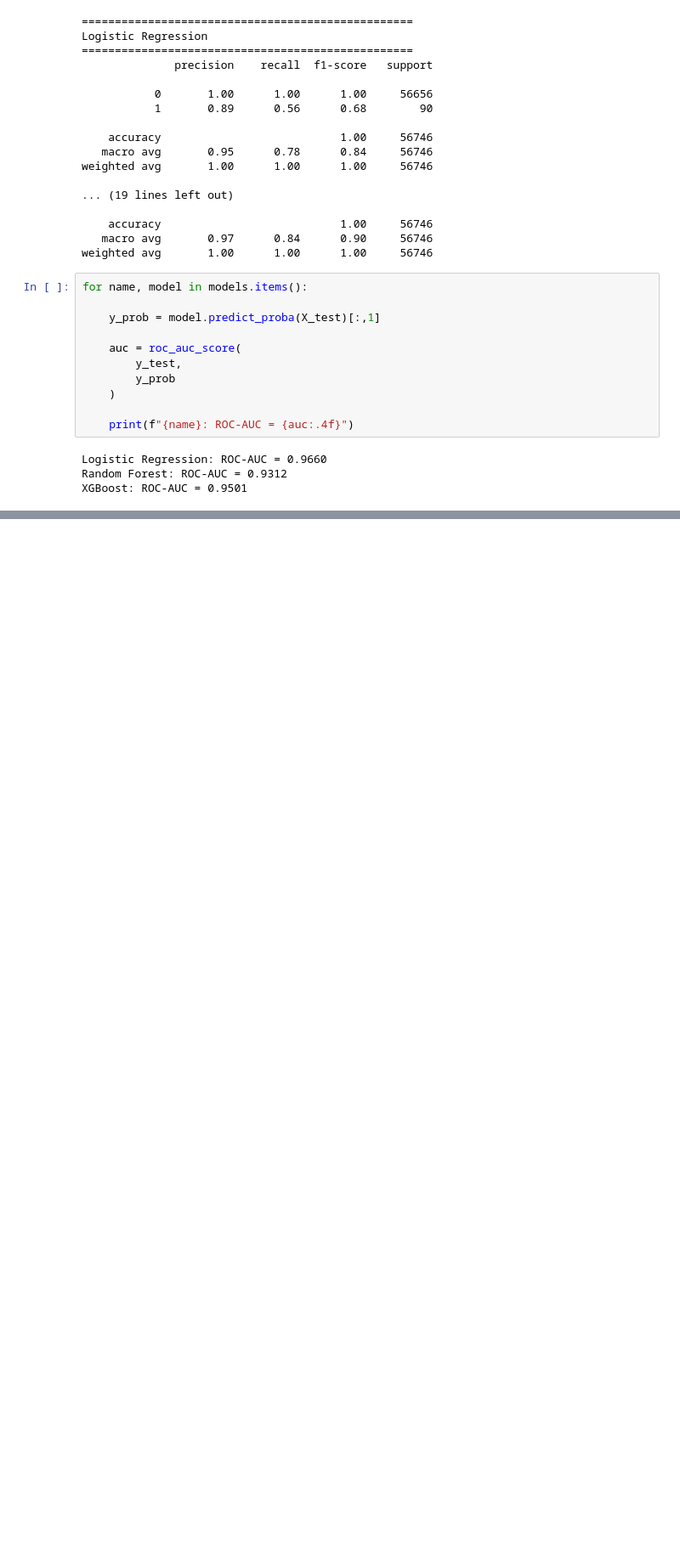
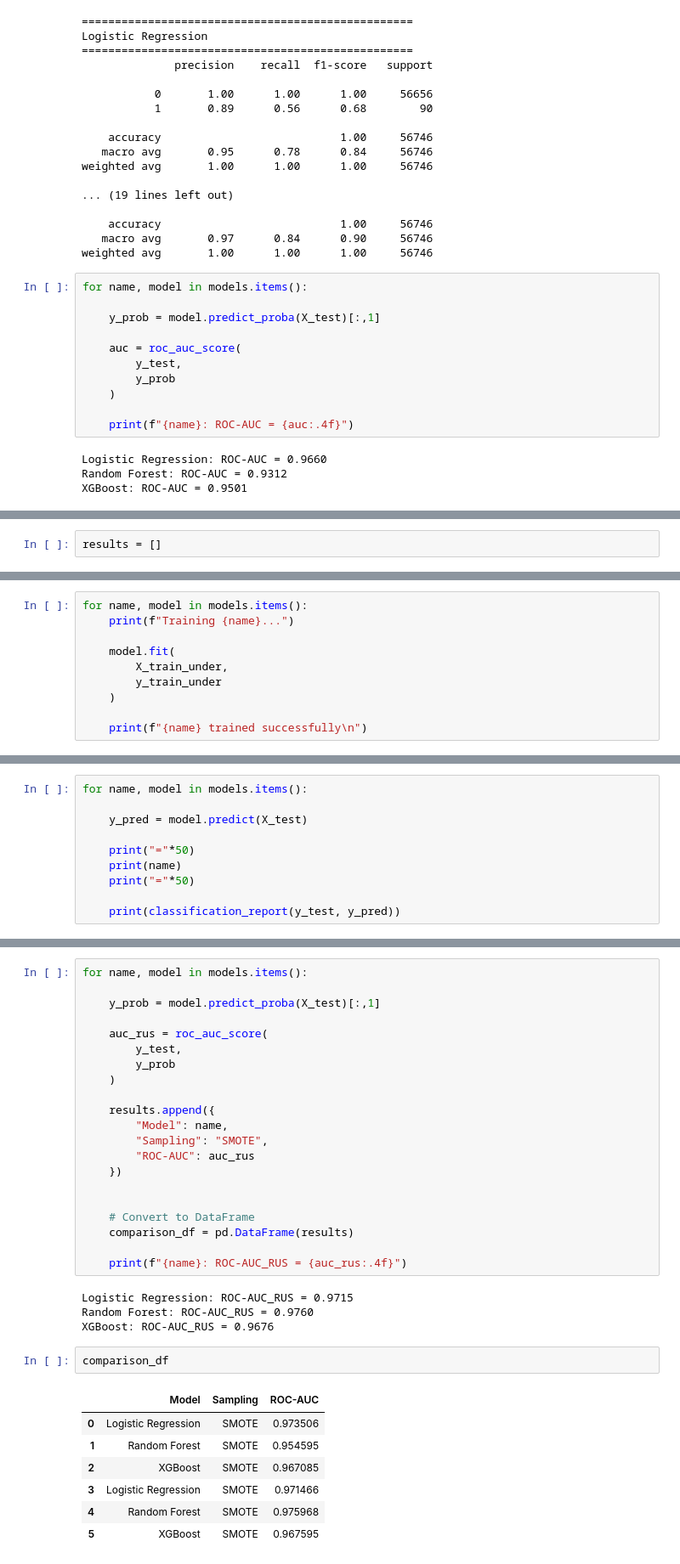
Before and after one commit to rabisah-01/credit-card-fraud-detection, a Jupyter notebook: notebooks/fraud_detection.ipynb, the cells around one changed output, grey strips where cells are left out. Shown at 85% size. Drawn from its saved outputs; the diff is of its cells as text; blank space fills up the shorter version.

Commit message:
feat: Handle imbalance (SMOTE, RandomUnderSampler, compare results)

```diff
--- a/notebooks/fraud_detection.ipynb
+++ b/notebooks/fraud_detection.ipynb
@@ -535,0 +490,2 @@ XGBoost: ROC-AUC = 0.9501
+# %%
+results = []
@@ -535,0 +579,10 @@ XGBoost: ROC-AUC = 0.9501
+# %%
+for name, model in models.items():
+    print(f"Training {name}...")
+
+    model.fit(
+        X_train_under,
+        y_train_under
+    )
+
+    print(f"{name} trained successfully\n")
@@ -535,0 +598,10 @@ XGBoost: ROC-AUC = 0.9501
+# %%
+for name, model in models.items():
+
+    y_pred = model.predict(X_test)
+
+    print("="*50)
+    print(name)
+    print("="*50)
+
+    print(classification_report(y_test, y_pred))
@@ -535,0 +626,35 @@ XGBoost: ROC-AUC = 0.9501
+# %%
+for name, model in models.items():
+
+    y_prob = model.predict_proba(X_test)[:,1]
+
+    auc_rus = roc_auc_score(
+        y_test,
+        y_prob
+    )
+
+    results.append({
+        "Model": name,
+        "Sampling": "SMOTE",
+        "ROC-AUC": auc_rus
+    })
+
+
+    # Convert to DataFrame
+    comparison_df = pd.DataFrame(results)
+
+    print(f"{name}: ROC-AUC_RUS = {auc_rus:.4f}")
+# %% [output]
+Logistic Regression: ROC-AUC_RUS = 0.9715
+Random Forest: ROC-AUC_RUS = 0.9760
+XGBoost: ROC-AUC_RUS = 0.9676
+# %%
+comparison_df
+# %% [output]
+|  | Model | Sampling | ROC-AUC |
+| 0 | Logistic Regression | SMOTE | 0.973506 |
+| 1 | Random Forest | SMOTE | 0.954595 |
+| 2 | XGBoost | SMOTE | 0.967085 |
+| 3 | Logistic Regression | SMOTE | 0.971466 |
+| 4 | Random Forest | SMOTE | 0.975968 |
+| 5 | XGBoost | SMOTE | 0.967595 |
```
Also changed, not shown: parts of 11 cells of this notebook.
